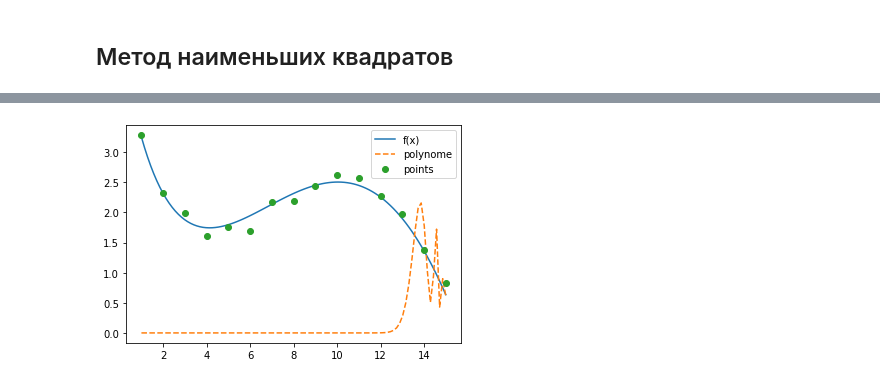
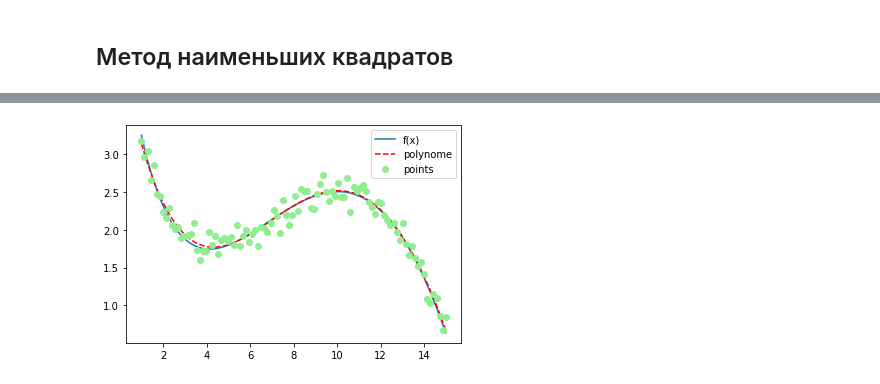
Before and after one commit to farrzik/Autumn_Python_2022, a Jupyter notebook: homework-01/Lab1.ipynb, the cells around one changed output, grey strips where cells are left out. Cells and saved outputs as stored; diff of their text form; code cells hidden in the pictures.

```diff
--- a/homework-01/Lab1.ipynb
+++ b/homework-01/Lab1.ipynb
@@ -67,27 +67,26 @@ yy = f(xx)
 def method_naim_kvadratov(xx, yy):
     n = len(xx)
     b = yy
-    A = np.zeros((N,n))
-    for i in range(n):
+    A = np.ones([n, 6])
+    for i in range(1, 6):
         A[:, i] = xx ** i
-        t = np.linalg.lstsq(A, b)
-    return t[0]
+    return np.linalg.inv(A.transpose().dot(A)).dot(A.transpose()).dot(b)
 def polynome(w, x):
     s = 0
     for i in range(len(w)):
         s += w[i] * (x ** i)
     return s
 # %%
-n = 15
-noise2 = 0.1
-w = method_naim_kvadratov(xx, yy)
+n = 100
+noise = 0.1
 x_points = np.linspace(1, 15, n)
-y_points = f(x_points) + np.random.randn(n) * noise2
-xx = np.linspace(1, 15, N)
-plt.plot(xx, f(xx), label = 'f(x)')
-xx = np.linspace(1, 15, N)
-plt.plot(xx, polynome(w, xx), '--', label = 'polynome')
-plt.plot(x_points, y_points, 'o', label = 'points')
+y_points = f(x_points) + np.random.randn(n) * noise
+
+w = method_naim_kvadratov(x_points, y_points)
+
+plt.plot(x_points, f(x_points), label='f(x)')
+plt.plot(x_points, polynome(w, x_points), '--', label='polynome', color = 'red')
+plt.plot(x_points, y_points, 'o', label='points', color = 'lightgreen')
 plt.legend()
 plt.show()
 # %% [output]
@@ -96 +93 @@ To use the future default and silence this warning we advise to pass `rcond=None
-[figure, old version]
+[figure, new version]
```
Also changed, not shown: parts of 1 cell of this notebook.
